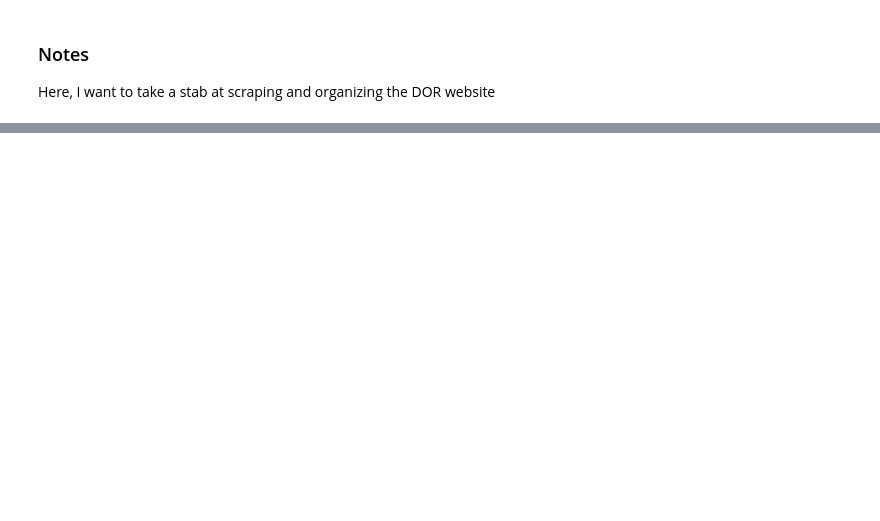
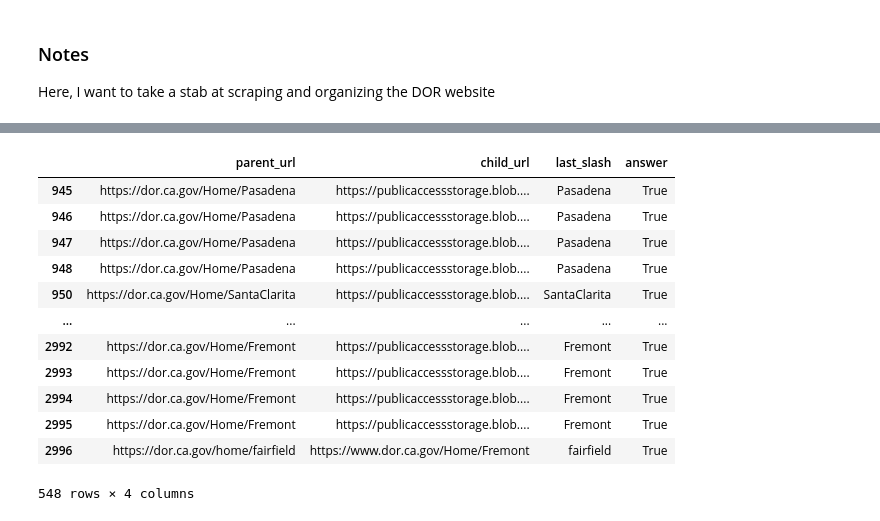
Before and after one commit to ragathon-care/rad, a Jupyter notebook: rad/notebooks/RAD-15_ScrapeAndOrganizeDOR.ipynb, the cells around one changed output, grey strips where cells are left out. Drawn from its saved outputs; the diff is of its cells as text; code cells hidden in the pictures; blank space fills up the shorter version.

```diff
--- a/rad/notebooks/RAD-15_ScrapeAndOrganizeDOR.ipynb
+++ b/rad/notebooks/RAD-15_ScrapeAndOrganizeDOR.ipynb
@@ -41,0 +152,10 @@ https://www.anyscale.com/blog/a-comprehensive-guide-for-building-rag-based-llm-a
+# %%
+annotate_df = nonarchive_urls_df[['parent_url','last_slash']].drop_duplicates()
+# %%
+records = []
+for _, row in annotate_df.iterrows():
+    if not (row.last_slash == ''):
+        result = program(last = row.last_slash)
+        records.append({'parent_url' : row.parent_url, 'last_slash': row.last_slash, 'answer':result.final_answer, 'explanation': result.explanation})
+        print(records[-1])
+        print('\n\n')
@@ -41,0 +186,16 @@ https://www.anyscale.com/blog/a-comprehensive-guide-for-building-rag-based-llm-a
+# %%
+nonarchive_urls_df.query('answer == True')
+# %% [output]
+|  | parent_url | child_url | last_slash | answer |
+| 945 | https://dor.ca.gov/Home/Pasadena | https://publicaccessstorage.blob.... | Pasadena | True |
+| 946 | https://dor.ca.gov/Home/Pasadena | https://publicaccessstorage.blob.... | Pasadena | True |
+| 947 | https://dor.ca.gov/Home/Pasadena | https://publicaccessstorage.blob.... | Pasadena | True |
+| 948 | https://dor.ca.gov/Home/Pasadena | https://publicaccessstorage.blob.... | Pasadena | True |
+| 950 | https://dor.ca.gov/Home/SantaClarita | https://publicaccessstorage.blob.... | SantaClarita | True |
+| ... | ... | ... | ... | ... |
+| 2992 | https://dor.ca.gov/Home/Fremont | https://publicaccessstorage.blob.... | Fremont | True |
+| 2993 | https://dor.ca.gov/Home/Fremont | https://publicaccessstorage.blob.... | Fremont | True |
+| 2994 | https://dor.ca.gov/Home/Fremont | https://publicaccessstorage.blob.... | Fremont | True |
+| 2995 | https://dor.ca.gov/Home/Fremont | https://publicaccessstorage.blob.... | Fremont | True |
+| 2996 | https://dor.ca.gov/home/fairfield | https://www.dor.ca.gov/Home/Fremont | fairfield | True |
+548 rows × 4 columns
```
Also changed, not shown: parts of 74 cells of this notebook, 3 other files.
